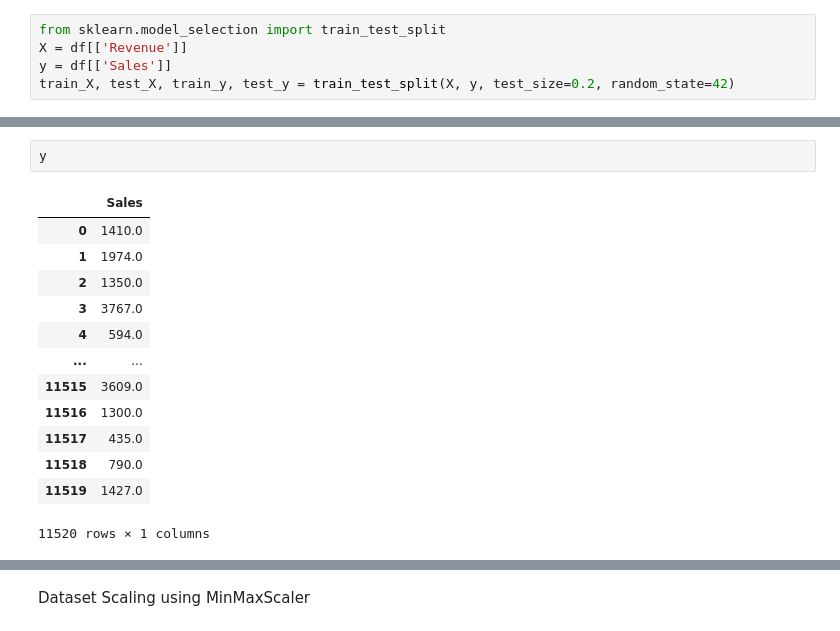
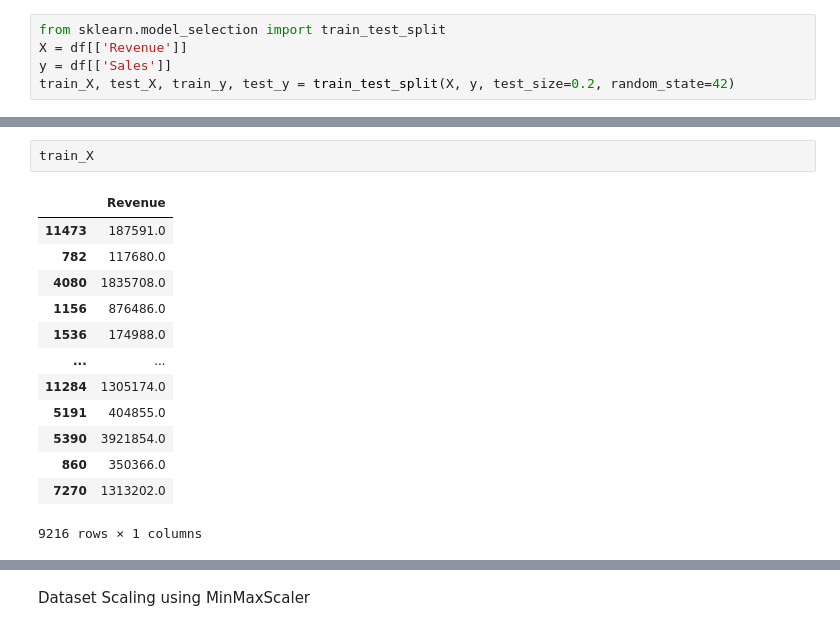
Before and after one commit to OlanreleOladeji/Demand-forecast--XGBoost, a Jupyter notebook: Products_quantity_forecasting_model_(XGB).ipynb, the cells around one changed output, grey strips where cells are left out. Cells and saved outputs as stored; diff of their text form.

```diff
--- a/Products_quantity_forecasting_model_(XGB).ipynb
+++ b/Products_quantity_forecasting_model_(XGB).ipynb
@@ -135,16 +119,16 @@ X
-# %%
-y
-# %% [output]
-|  | Sales |
-| 0 | 1410.0 |
-| 1 | 1974.0 |
-| 2 | 1350.0 |
-| 3 | 3767.0 |
-| 4 | 594.0 |
-| ... | ... |
-| 11515 | 3609.0 |
-| 11516 | 1300.0 |
-| 11517 | 435.0 |
-| 11518 | 790.0 |
-| 11519 | 1427.0 |
-11520 rows × 1 columns
+# %%
+train_X
+# %% [output]
+|  | Revenue |
+| 11473 | 187591.0 |
+| 782 | 117680.0 |
+| 4080 | 1835708.0 |
+| 1156 | 876486.0 |
+| 1536 | 174988.0 |
+| ... | ... |
+| 11284 | 1305174.0 |
+| 5191 | 404855.0 |
+| 5390 | 3921854.0 |
+| 860 | 350366.0 |
+| 7270 | 1313202.0 |
+9216 rows × 1 columns
```
Also changed, not shown: parts of 18 cells of this notebook.
